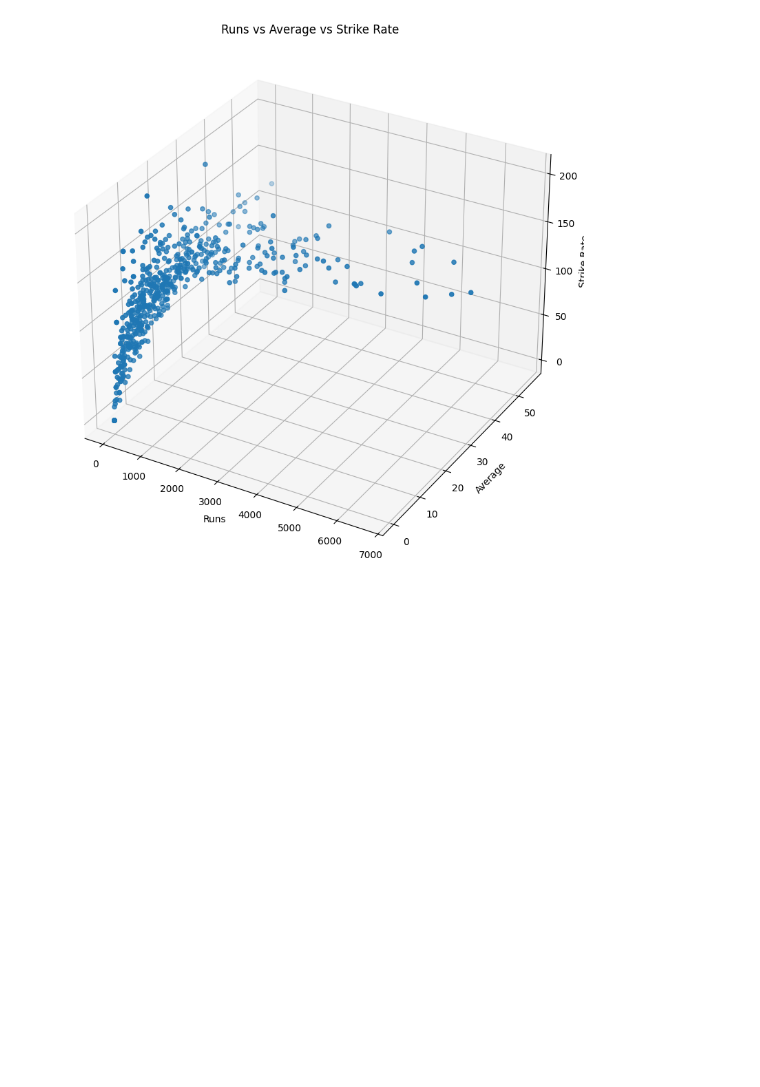
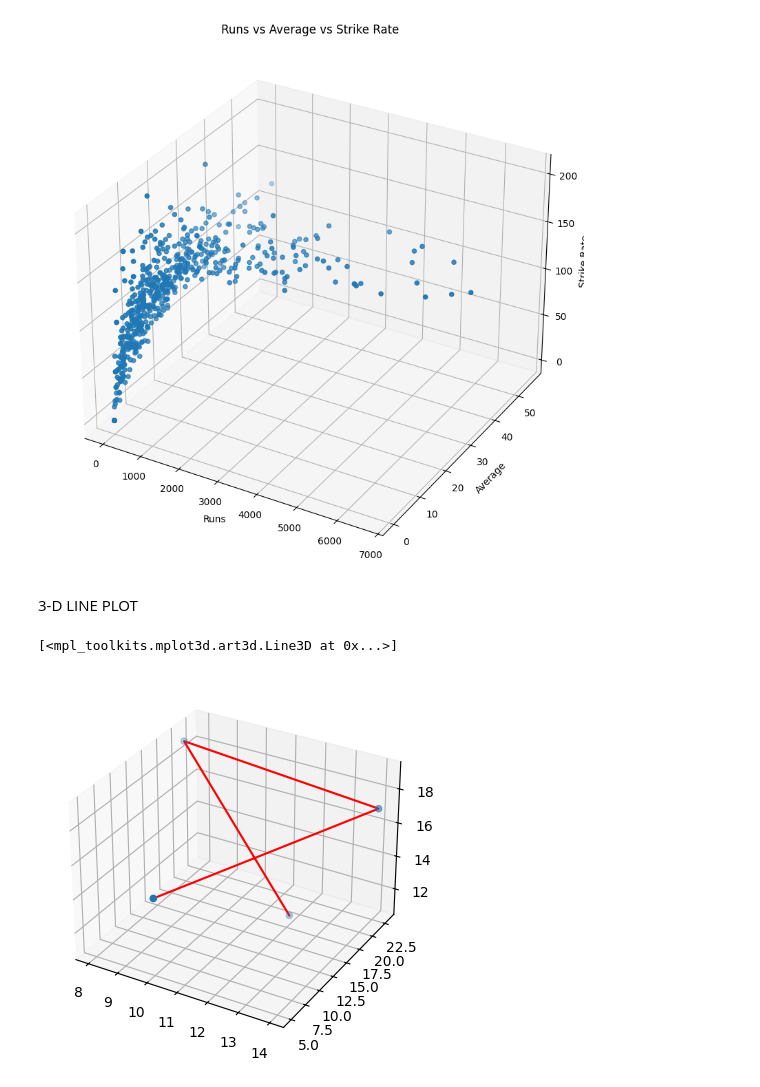
Before and after one commit to hrishavraj89/advanced_matplotlib, a Jupyter notebook: notebook.ipynb, the cells around one changed output. Saved outputs shown, nothing was run; the diff lists cells and outputs as text; code cells hidden in the pictures; blank space fills up the shorter version.

Commit message:
learned 3d line plots

```diff
--- a/notebook.ipynb
+++ b/notebook.ipynb
@@ -243,3 +243,16 @@ ax.set_zlabel('Strike Rate')
 # %% [output]
 Text(0.5, 0, 'Strike Rate')
 [figure]
+# %% [markdown]
+3-D LINE PLOT
+# %%
+x = [10,14,8,12]
+y = [5,23,20,18]
+z = [15,17,19,11]
+fig = plt.figure()
+ax = plt.subplot(projection='3d')
+ax.scatter3D(x,y,z)
+ax.plot(x,y,z, color='red')
+# %% [output]
+[<mpl_toolkits.mplot3d.art3d.Line3D at 0x...>]
+[figure, added]
```
Also changed, not shown: parts of 1 cell of this notebook.
